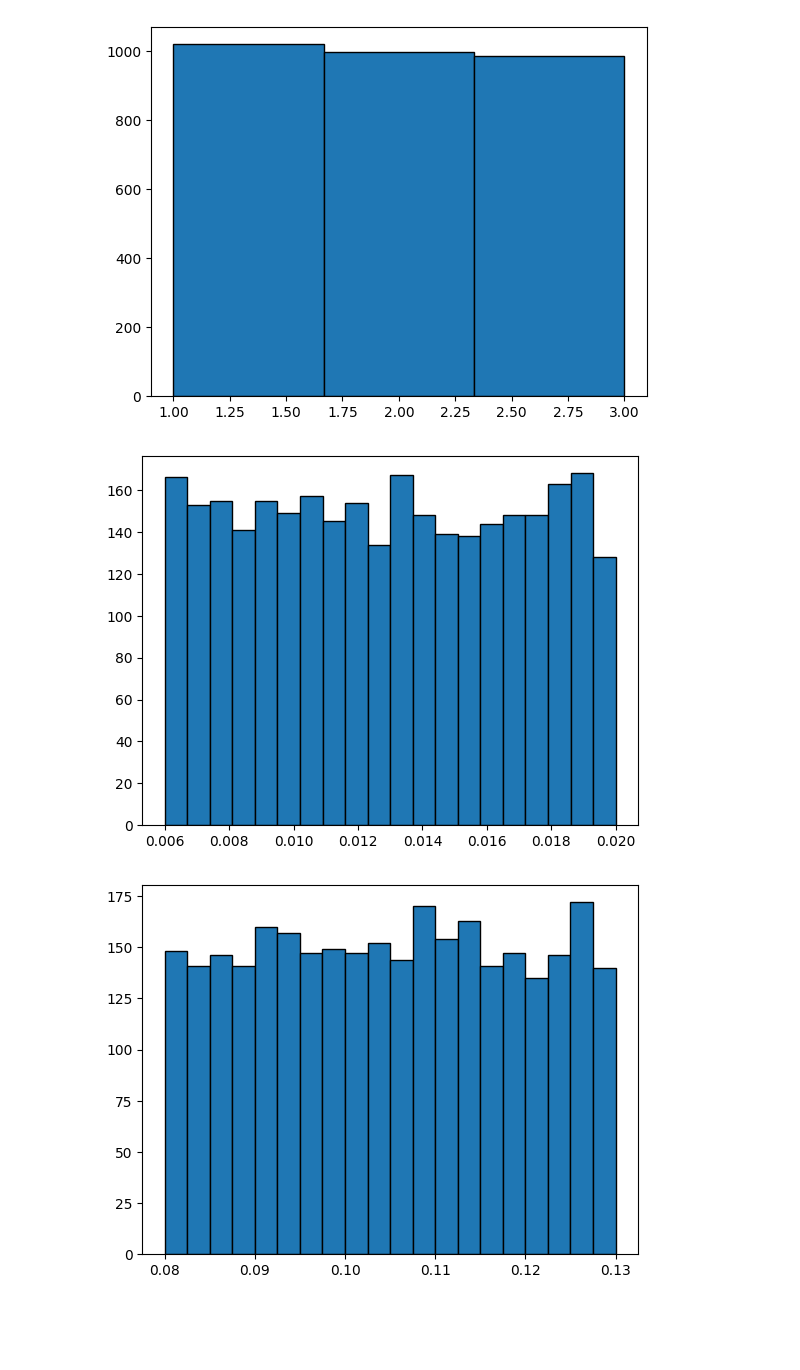
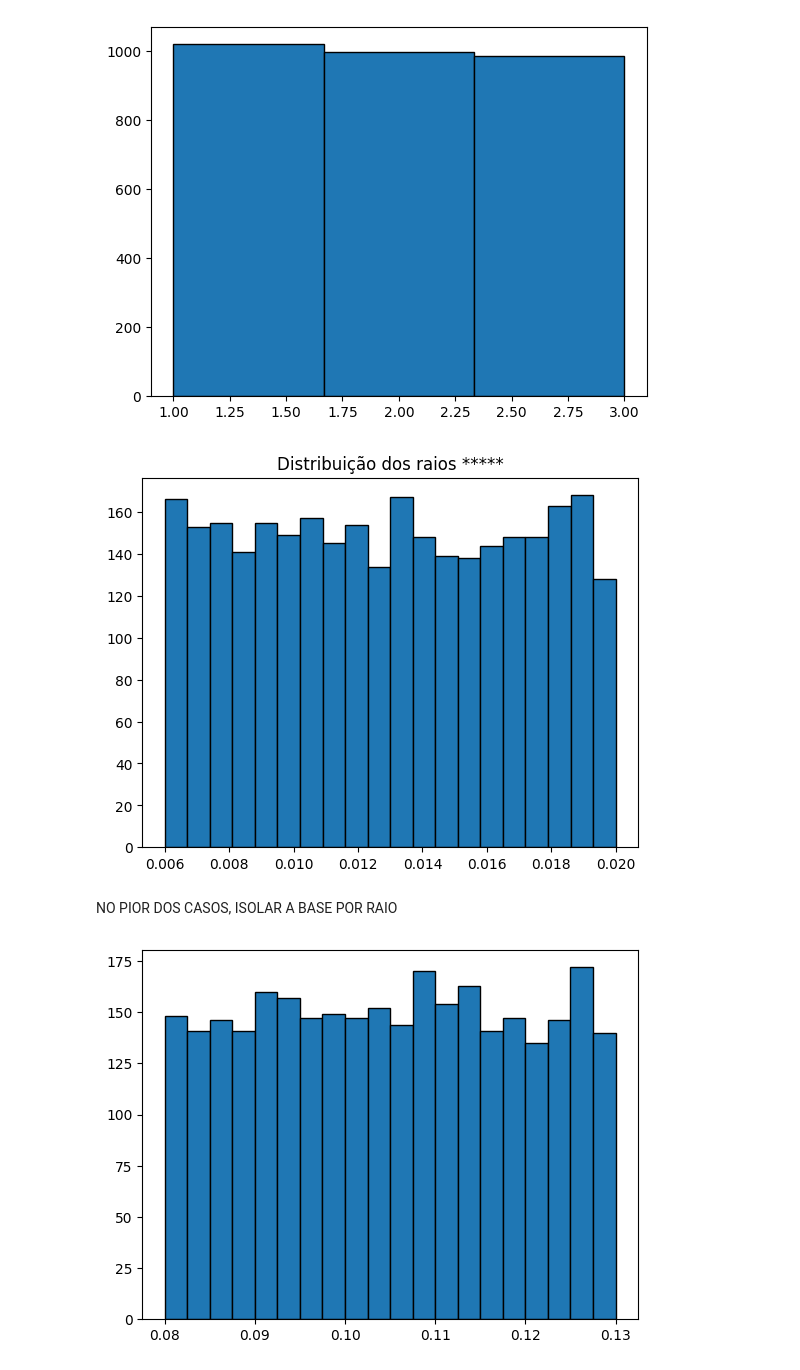
Before and after one commit to andrefsr/Machine-Learning-on-detection-of-buried-cylinders-via-GPR, a Jupyter notebook: sec_sim/machine_learning/data_analysis.ipynb, the cells around one changed output. Drawn from its saved outputs; the diff is of its cells as text; code cells hidden in the pictures; blank space fills up the shorter version.

```diff
--- a/sec_sim/machine_learning/data_analysis.ipynb
+++ b/sec_sim/machine_learning/data_analysis.ipynb
@@ -5,7 +22,7 @@ import matplotlib.pyplot as plt
 # %% [markdown]
 Distribuição estatística das respostas
 # %%
-df = pd.read_csv('database.csv')
+df = pd.read_csv('databasev2.csv')
 
 df_labels = df[["soil_type","radius","pos_y","pos_x"]]
 df_features = df.drop(columns=["soil_type","radius","pos_y","pos_x"])
@@ -25,9 +42,12 @@ Name: count, dtype: int64
 # %%
 plt.figure()
 plt.hist(df_labels['radius'],bins=20,edgecolor='black')
+plt.title('Distribuição dos raios *****')
 plt.show()
 # %% [output]
-[figure, old version]
+[figure, new version]
+# %% [markdown]
+NO PIOR DOS CASOS, ISOLAR A BASE POR RAIO
 # %%
 plt.figure()
 plt.hist(df_labels['pos_y'],bins=20,edgecolor='black')
```
Also changed, not shown: parts of 7 cells of this notebook, 7 other files.
